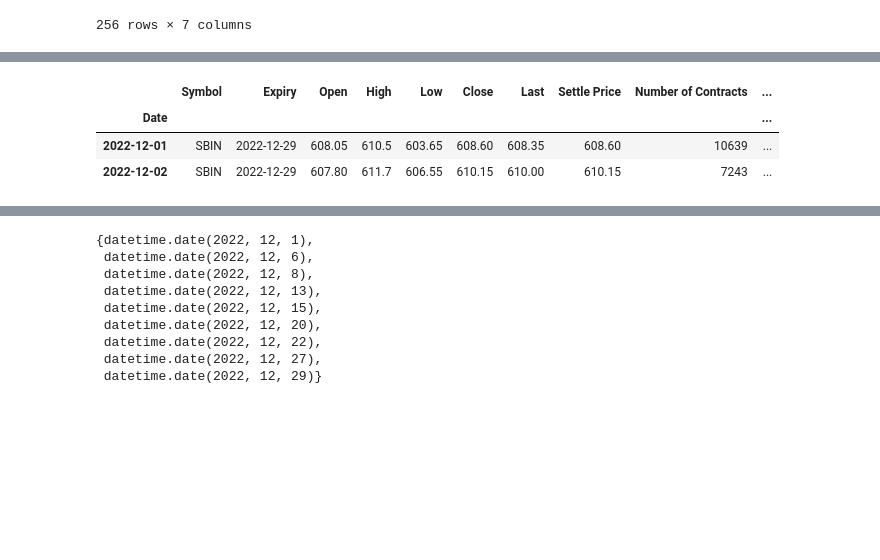
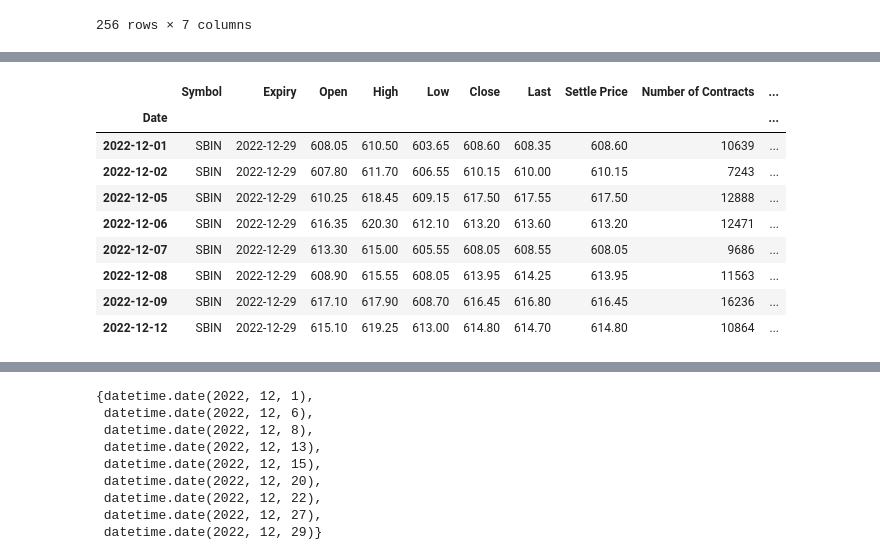
Before and after one commit to Pritam3355/Scripts, a Jupyter notebook: daily_historical.ipynb, the cells around one changed output, grey strips where cells are left out. Cells and saved outputs as stored; diff of their text form; code cells hidden in the pictures; blank space fills up the shorter version.

```diff
--- a/daily_historical.ipynb
+++ b/daily_historical.ipynb
@@ -198,10 +258,17 @@ indices_df
 # %%
-stock_fut = get_history(symbol="SBIN",start=date(2022,12,1),end=date(2022,12,2),
+# get future data for this month - Dec,2022
+stock_fut = get_history(symbol="SBIN",start=date(2022,12,1),end=date(2022,12,12),
                             futures=True,expiry_date=date(2022,12,29))
-stock_fut # price taken on 2/12/2022
+stock_fut # price taken on 12/12/2022
 # %% [output]
 |  | Symbol | Expiry | Open | High | Low | Close | Last | Settle Price | Number of Contracts | ... |
 | Date |  |  |  |  |  |  |  |  |  | ... |
-| 2022-12-01 | SBIN | 2022-12-29 | 608.05 | 610.5 | 603.65 | 608.60 | 608.35 | 608.60 | 10639 | ... |
-| 2022-12-02 | SBIN | 2022-12-29 | 607.80 | 611.7 | 606.55 | 610.15 | 610.00 | 610.15 | 7243 | ... |
+| 2022-12-01 | SBIN | 2022-12-29 | 608.05 | 610.50 | 603.65 | 608.60 | 608.35 | 608.60 | 10639 | ... |
+| 2022-12-02 | SBIN | 2022-12-29 | 607.80 | 611.70 | 606.55 | 610.15 | 610.00 | 610.15 | 7243 | ... |
+| 2022-12-05 | SBIN | 2022-12-29 | 610.25 | 618.45 | 609.15 | 617.50 | 617.55 | 617.50 | 12888 | ... |
+| 2022-12-06 | SBIN | 2022-12-29 | 616.35 | 620.30 | 612.10 | 613.20 | 613.60 | 613.20 | 12471 | ... |
+| 2022-12-07 | SBIN | 2022-12-29 | 613.30 | 615.00 | 605.55 | 608.05 | 608.55 | 608.05 | 9686 | ... |
+| 2022-12-08 | SBIN | 2022-12-29 | 608.90 | 615.55 | 608.05 | 613.95 | 614.25 | 613.95 | 11563 | ... |
+| 2022-12-09 | SBIN | 2022-12-29 | 617.10 | 617.90 | 608.70 | 616.45 | 616.80 | 616.45 | 16236 | ... |
+| 2022-12-12 | SBIN | 2022-12-29 | 615.10 | 619.25 | 613.00 | 614.80 | 614.70 | 614.80 | 10864 | ... |
 # %%
```
Also changed, not shown: parts of 15 cells of this notebook.
